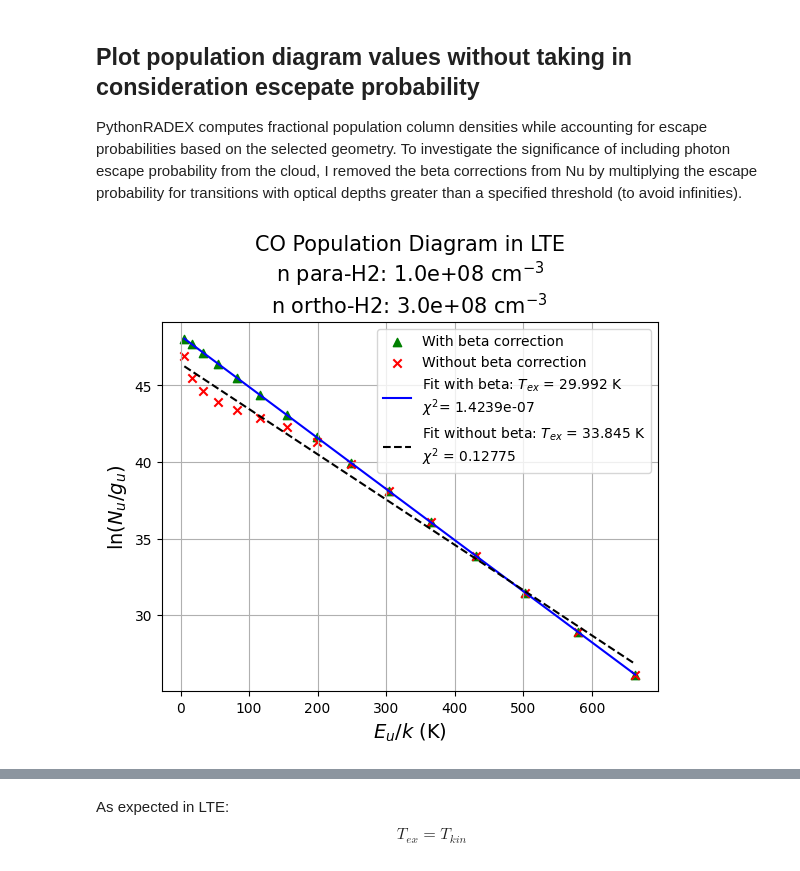
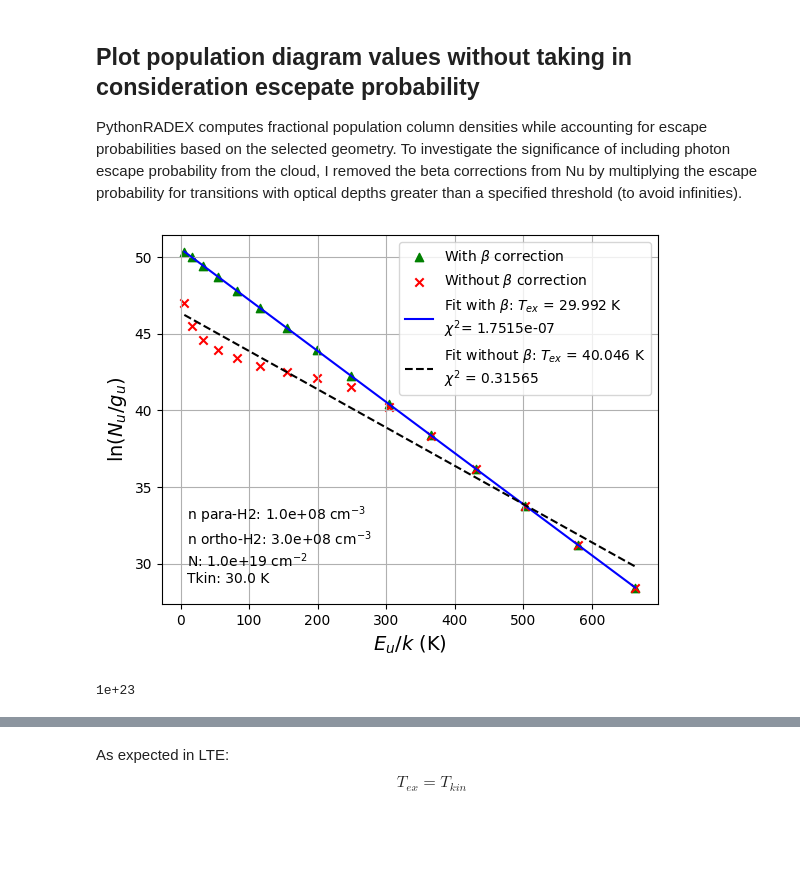
Before and after one commit to aleksej-rodano/phas0052_project, a Jupyter notebook: pythonradex_clean.ipynb, the cells around one changed output, grey strips where cells are left out. Drawn from its saved outputs; the diff is of its cells as text; code cells hidden in the pictures; blank space fills up the shorter version.

```diff
--- a/pythonradex_clean.ipynb
+++ b/pythonradex_clean.ipynb
@@ -70,7 +70,8 @@ cloud = radiative_transfer.Cloud(
 # solve_radiative_transfer()
 # fluxes_of_individual_transitions(solid_angle, transitions)
 # %%
-N = 1e18 / constants.centi**2  # CO column density in m-2
+N_co_cm = 1e19  # CO column density in cm-2
+N = N_co_cm / constants.centi**2  # CO column density in m-2
 Tkin = 30  # kinetic temperature in [K]
 
 # collider densities in cm-3:
@@ -857,21 +858,21 @@ plt.scatter(
     np.log(NuCo / gCO),
     marker="^",
     color="green",
-    label="With beta correction",
+    label="With $\\beta$ correction",
 )
 plt.scatter(
     EuCo,
     y_values_LTE_noBETA,
     marker="x",
     color="red",
-    label="Without beta correction",
+    label="Without $\\beta$ correction",
 )
 plt.xlabel(r"$E_u/k$ (K)", fontsize=14)
 plt.ylabel(r"$\ln(N_u/ g_u)$", fontsize=14)
-plt.title(
-    f"CO Population Diagram in LTE\nn para-H2: {para_h2_density:.1e} cm$^{{-3}}$\nn ortho-H2: {ortho_h2_density:.1e} cm$^{{-3}}$",
-    fontsize=15,
-)
+# plt.title(
+#     f"CO Population Diagram in LTE\nn para-H2: {para_h2_density:.1e} cm$^{{-3}}$\nn ortho-H2: {ortho_h2_density:.1e} cm$^{{-3}}$",
+#     fontsize=15,
+# )
 
 # Fit a straight line to estimate T_ex with beta correction
 fit_beta = np.polyfit(EuCo, np.log(NuCo / gCO), 1)
@@ -882,37 +883,50 @@ fit_no_beta = np.polyfit(EuCo, y_values_LTE_noBETA, 1)
 Tex_no_beta = -1 / fit_no_beta[0]  # Rotational temperature from slope
 
 # Plot the best-fit line with beta correction
 x_fit_LTE = np.linspace(min(EuCo), max(EuCo), 100)
 y_fit_LTE = fit_beta[0] * x_fit_LTE + fit_beta[1]
 
 # Plot the best-fit line without beta correction
 y_fit_no_beta = fit_no_beta[0] * x_fit_LTE + fit_no_beta[1]
 
 # Calculate chi-squared for both fits
 chi_squared_beta = np.sum(((np.log(NuCo / gCO) - (fit_beta[0] * EuCo + fit_beta[1])) ** 2) / (np.log(NuCo / gCO)))
 chi_squared_no_beta = np.sum(((y_values_LTE_noBETA - (fit_no_beta[0] * EuCo + fit_no_beta[1])) ** 2) / y_values_LTE_noBETA)
 
 plt.plot(
     x_fit_LTE,
     y_fit_LTE,
     linestyle="-",
     color="blue",
-    label=(f"Fit with beta: $T_{{ex}}$ = {Tex_beta:.5g} K\n$\chi^2$= {chi_squared_beta:.5g}"),
+    label=(f"Fit with $\\beta$: $T_{{ex}}$ = {Tex_beta:.5g} K\n$\chi^2$= {chi_squared_beta:.5g}"),
 )
 
 plt.plot(
     x_fit_LTE,
     y_fit_no_beta,
     linestyle="--",
     color="black",
-    label=(f"Fit without beta: $T_{{ex}}$ = {Tex_no_beta:.5g} K\n$\chi^2$ = {chi_squared_no_beta:.5g}"),
+    label=(f"Fit without $\\beta$: $T_{{ex}}$ = {Tex_no_beta:.5g} K\n$\chi^2$ = {chi_squared_no_beta:.5g}"),
 )
-
 plt.legend()
 ax.grid()
+plt.text(
+    0.05,
+    0.05,
+    f"n para-H2: {para_h2_density:.1e} cm$^{{-3}}$\nn ortho-H2: {ortho_h2_density:.1e} cm$^{{-3}}$\nN: {N_co_cm:.1e} cm$^{{-2}}$\nTkin: {Tkin:.1f} K",
+    transform=ax.transAxes,
+    fontsize=10,
+    verticalalignment="bottom",
+    horizontalalignment="left",
+)
+plt.savefig("population_diagram_LTE_CO.png")
 plt.show()
 # %% [output]
-[figure, old version]
+[figure, new version]
+# %%
+N
+# %% [output]
+1e+23
 # %%
 print(f"Excitation temperature with escape probability correction: {Tex_beta:.5g} K")
 print(f"Excitation temperature without escape probability correction: {Tex_no_beta:.5g} K")
```
Also changed, not shown: parts of 21 cells of this notebook.
